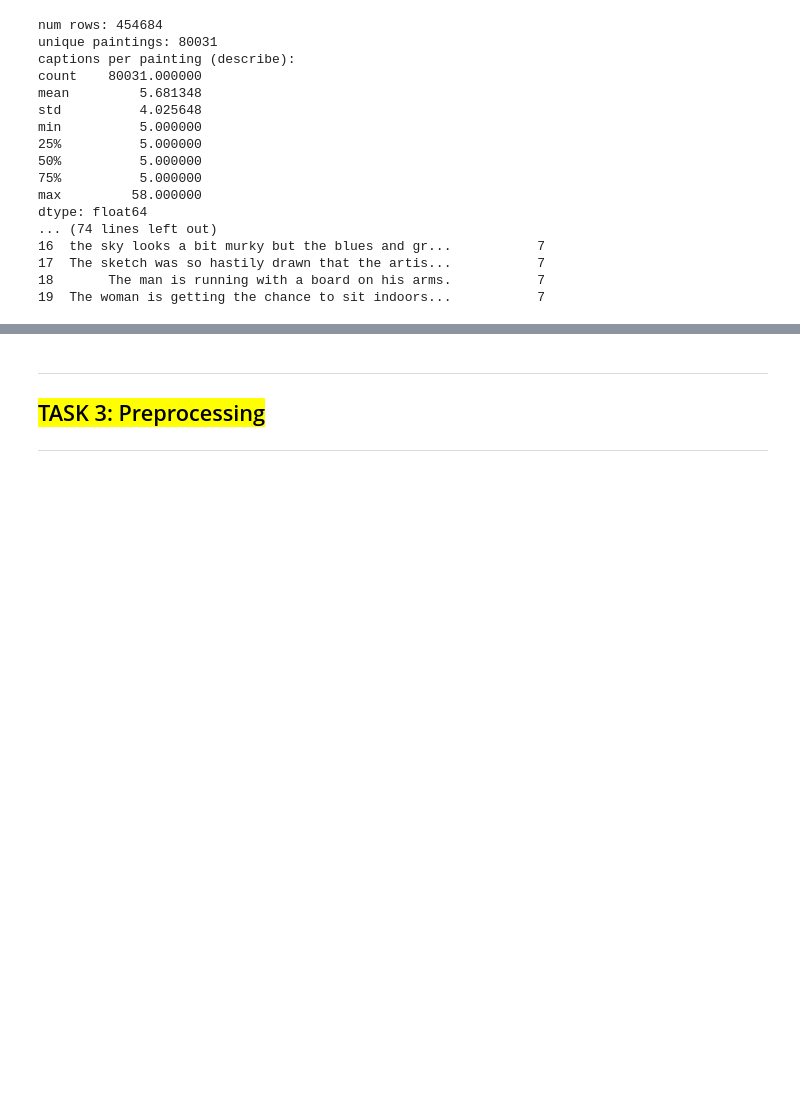
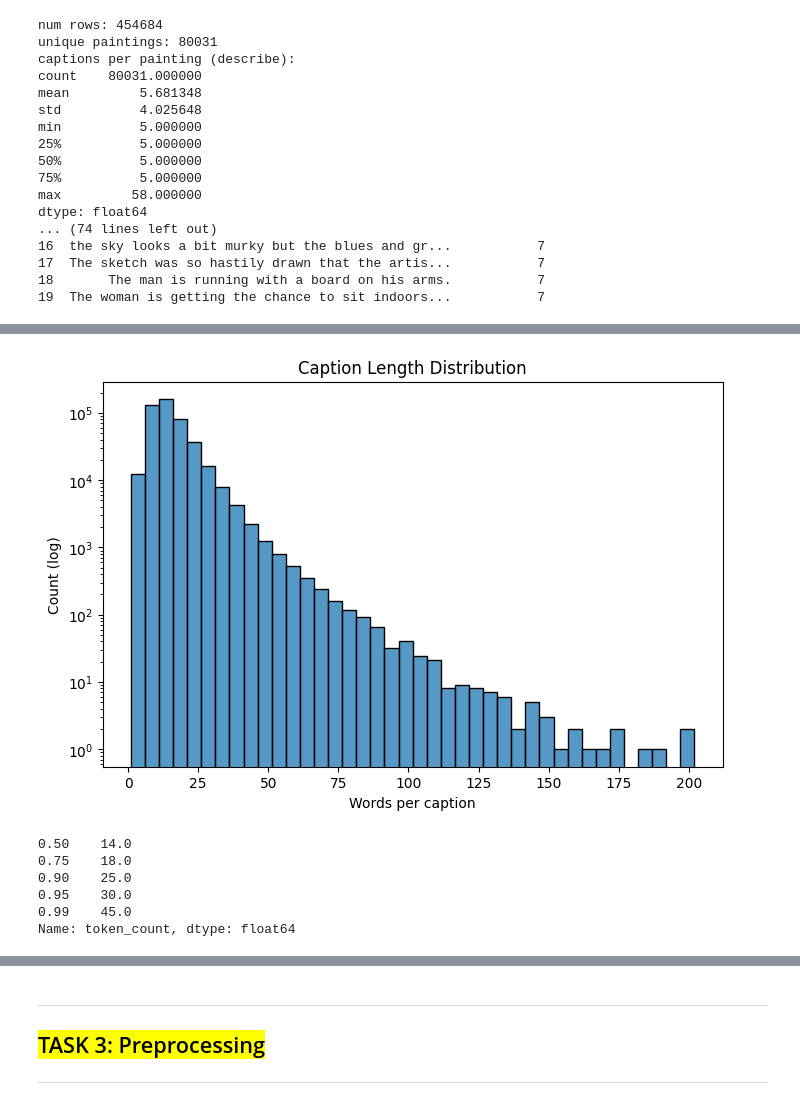
Before and after one commit to neha-palak/IML_A3, a Jupyter notebook: ArtEmis_Caption_Generation.ipynb, the cells around one changed output, grey strips where cells are left out. Saved outputs shown, nothing was run; the diff lists cells and outputs as text; code cells hidden in the pictures; blank space fills up the shorter version.

```diff
--- a/ArtEmis_Caption_Generation.ipynb
+++ b/ArtEmis_Caption_Generation.ipynb
@@ -85,0 +116,3 @@ dtype: float64
+# %%
+df['token_count'] = df['utterance'].str.split().apply(len)
+df['token_count'].describe()
@@ -85,0 +129,19 @@ dtype: float64
+# %%
+plt.figure(figsize=(8,5))
+sns.histplot(df['token_count'], bins=40)
+plt.yscale("log")
+plt.title("Caption Length Distribution")
+plt.xlabel("Words per caption")
+plt.ylabel("Count (log)")
+plt.show()
+# %% [output]
+[figure, added]
+# %%
+df['token_count'].quantile([0.5, 0.75, 0.90, 0.95, 0.99])
+# %% [output]
+0.50    14.0
+0.75    18.0
+0.90    25.0
+0.95    30.0
+0.99    45.0
+Name: token_count, dtype: float64
```
Also changed, not shown: parts of 21 cells of this notebook.
